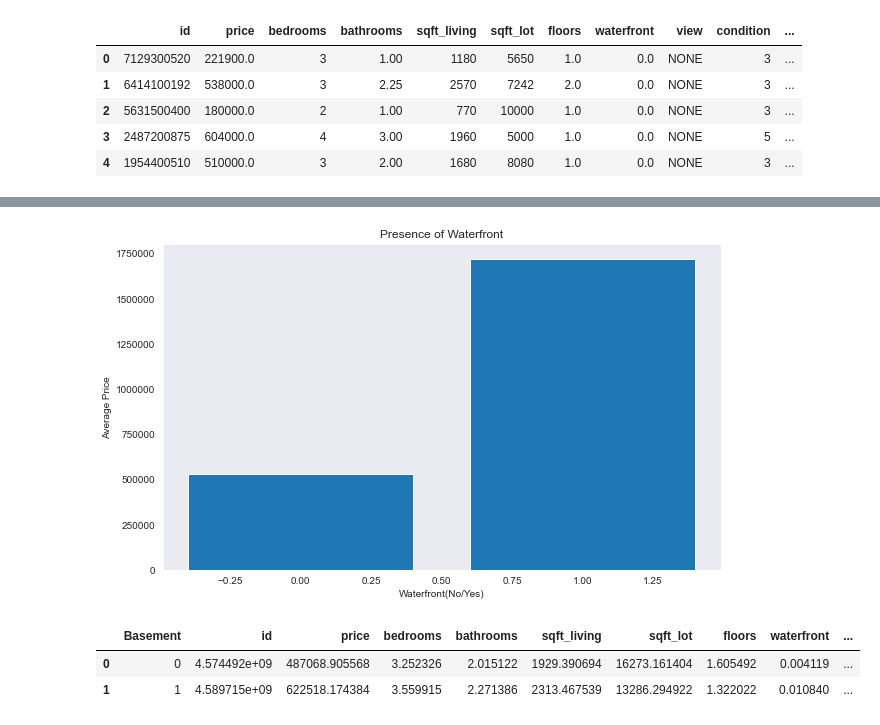
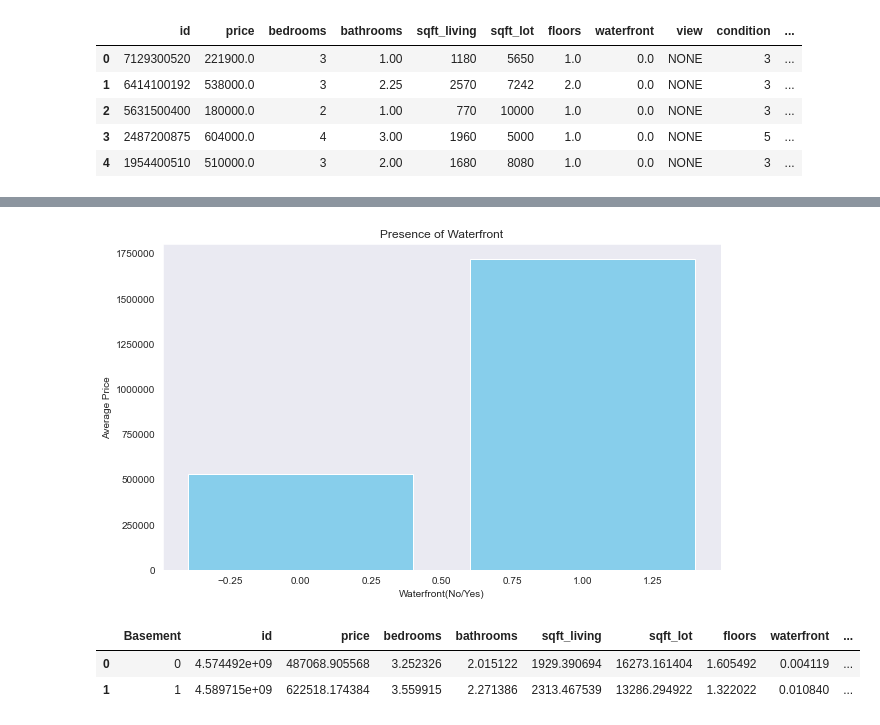
Before and after one commit to kangjw1208/King-Country-Real-Estate, a Jupyter notebook: Final-Copy-DB-vis.ipynb, the cells around one changed output, grey strips where cells are left out. Cells and saved outputs as stored; diff of their text form; code cells hidden in the pictures.

```diff
--- a/Final-Copy-DB-vis.ipynb
+++ b/Final-Copy-DB-vis.ipynb
@@ -690,14 +690,14 @@ wtr_df = housing_ols.groupby(by = 'waterfront').mean().reset_index()
 # %%
 wtr_fig, ax = plt.subplots(figsize=(10,6))
 sns.set_style("dark")
 
-plt.bar(wtr_df['waterfront'], wtr_df['price'])
+plt.bar(wtr_df['waterfront'], wtr_df['price'], color = 'skyblue')
 plt.xlabel('Waterfront(No/Yes)')
 plt.ylabel('Average Price')
 plt.title('Presence of Waterfront')
 ax.ticklabel_format(style='plain', axis = 'y');
 # %% [output]
-[figure, old version]
+[figure, new version]
 # %%
 base_df = housing_ols.groupby(by = 'Basement').mean().reset_index()
 base_df
```
Also changed, not shown: parts of 6 cells of this notebook, 1 other file.
